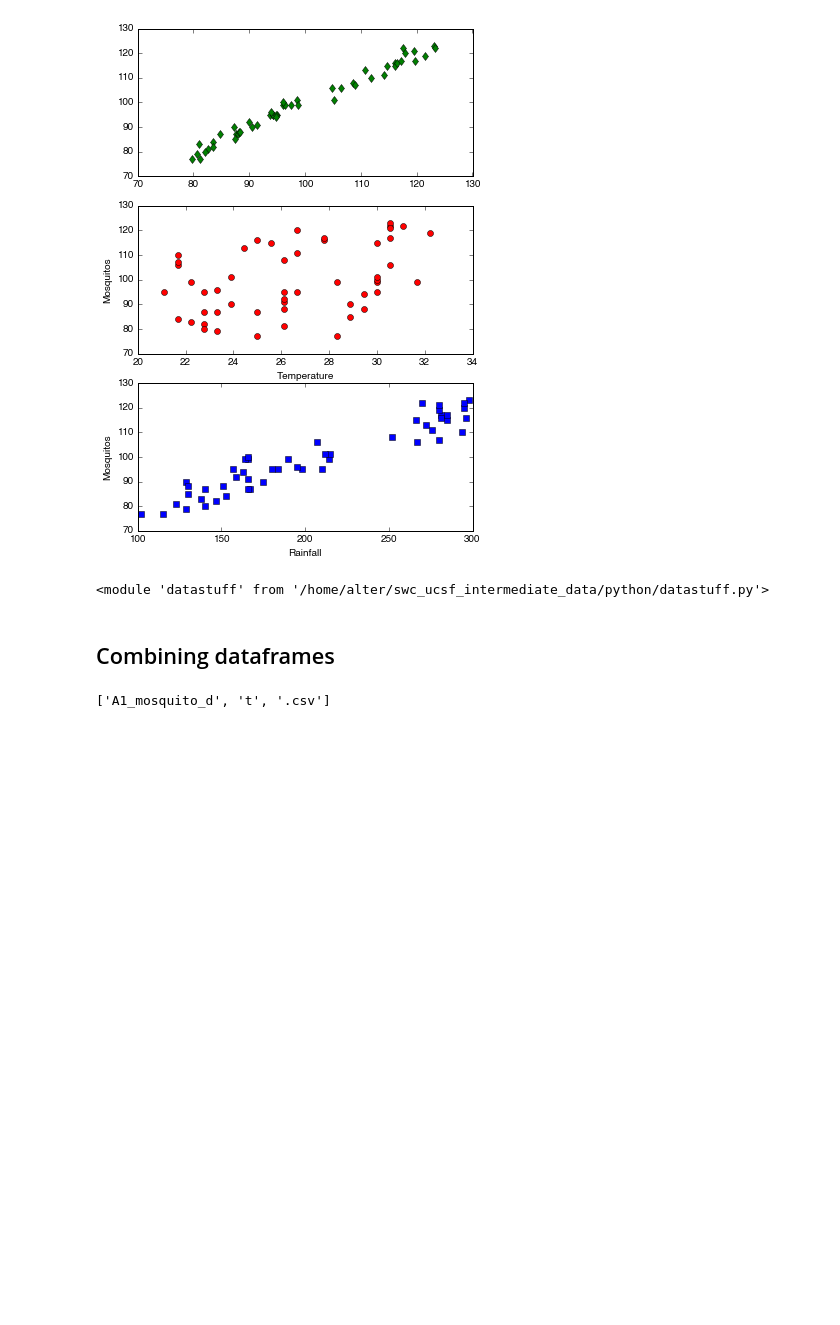
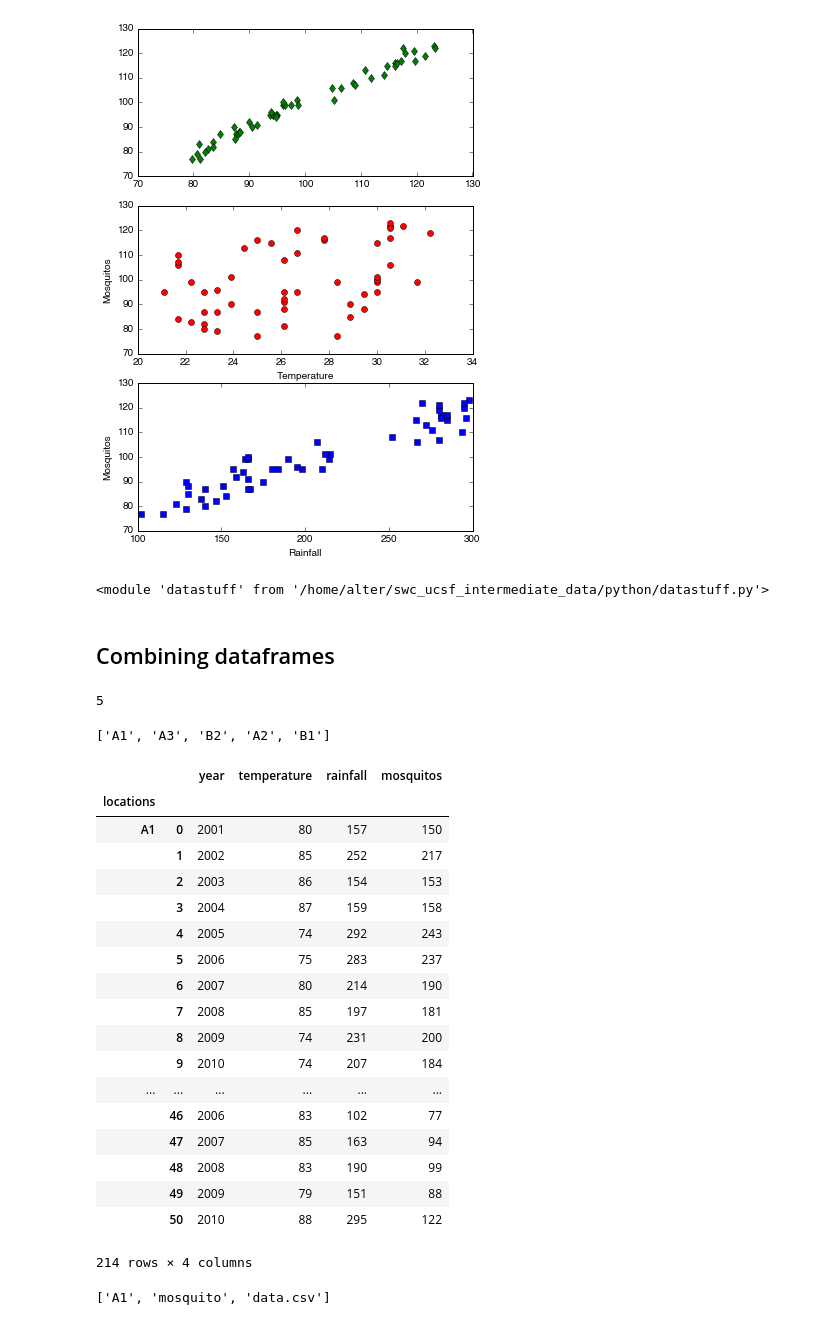
Before and after one commit to dotsdl/swc_ucsf_python, a Jupyter notebook: Mosquito Analysis.ipynb, the cells around one changed output. Saved outputs shown, nothing was run; the diff lists cells and outputs as text; code cells hidden in the pictures; blank space fills up the shorter version.

```diff
--- a/Mosquito Analysis.ipynb
+++ b/Mosquito Analysis.ipynb
@@ -1040,8 +1040,41 @@ filenames = glob.glob('*.csv')
 datas = []
 keys = []
 for filename in filenames:
-    keys.append(filename.split())
+    keys.append(filename.split('_')[0])
+    datas.append(pd.read_csv(filename))
+# %%
+len(datas)
+# %% [output]
+5
+# %%
+keys
+# %% [output]
+['A1', 'A3', 'B2', 'A2', 'B1']
+# %%
+df = pd.concat(datas, keys=keys, names=['locations'])
+# %%
+df
+# %% [output]
+|  |  | year | temperature | rainfall | mosquitos |
+| locations |  |  |  |  |  |
+| A1 | 0 | 2001 | 80 | 157 | 150 |
+|  | 1 | 2002 | 85 | 252 | 217 |
+|  | 2 | 2003 | 86 | 154 | 153 |
+|  | 3 | 2004 | 87 | 159 | 158 |
+|  | 4 | 2005 | 74 | 292 | 243 |
+|  | 5 | 2006 | 75 | 283 | 237 |
+|  | 6 | 2007 | 80 | 214 | 190 |
+|  | 7 | 2008 | 85 | 197 | 181 |
+|  | 8 | 2009 | 74 | 231 | 200 |
+|  | 9 | 2010 | 74 | 207 | 184 |
+| ... | ... | ... | ... | ... | ... |
+|  | 46 | 2006 | 83 | 102 | 77 |
+|  | 47 | 2007 | 85 | 163 | 94 |
+|  | 48 | 2008 | 83 | 190 | 99 |
+|  | 49 | 2009 | 79 | 151 | 88 |
+|  | 50 | 2010 | 88 | 295 | 122 |
+214 rows × 4 columns
 # %%
-"A1_mosquito_data.csv".split('a')
+"A1_mosquito_data.csv".split('_')
 # %% [output]
-['A1_mosquito_d', 't', '.csv']
+['A1', 'mosquito', 'data.csv']
```
